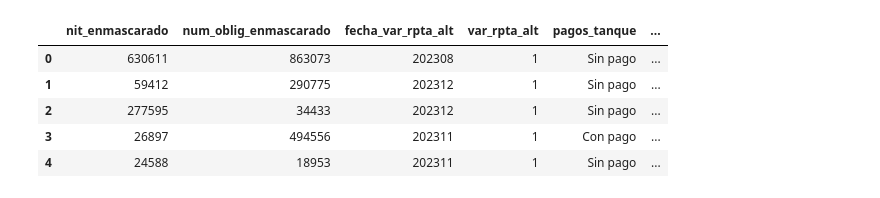
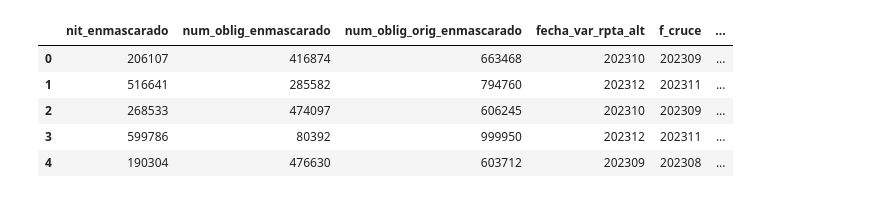
Before and after one commit to wacGitHub07/prueba-modelos, a Jupyter notebook: notebooks/base_model.ipynb, the cells around one changed output. Cells and saved outputs as stored; diff of their text form; code cells hidden in the pictures.

```diff
--- a/notebooks/base_model.ipynb
+++ b/notebooks/base_model.ipynb
@@ -4,10 +1,19 @@ import pandas as pd
+# %%
+from pycaret.classification import *
+from sklearn.preprocessing import MinMaxScaler
+
+import pandas as pd
+pd.set_option('display.max_columns', None)
+pd.set_option('display.max_rows', None)
+import sweetviz as sv
+import numpy as np
 # %%
-data = pd.read_csv(r"..\data\train\data_base_model.csv")
+data = pd.read_csv(r"..\data\pdmod_base_model.csv")
 data.head()
 # %% [output]
-|  | nit_enmascarado | num_oblig_enmascarado | fecha_var_rpta_alt | var_rpta_alt | pagos_tanque | ... |
-| 0 | 630611 | 863073 | 202308 | 1 | Sin pago | ... |
-| 1 | 59412 | 290775 | 202312 | 1 | Sin pago | ... |
-| 2 | 277595 | 34433 | 202312 | 1 | Sin pago | ... |
-| 3 | 26897 | 494556 | 202311 | 1 | Con pago | ... |
-| 4 | 24588 | 18953 | 202311 | 1 | Sin pago | ... |
+|  | nit_enmascarado | num_oblig_enmascarado | num_oblig_orig_enmascarado | fecha_var_rpta_alt | f_cruce | ... |
+| 0 | 206107 | 416874 | 663468 | 202310 | 202309 | ... |
+| 1 | 516641 | 285582 | 794760 | 202312 | 202311 | ... |
+| 2 | 268533 | 474097 | 606245 | 202310 | 202309 | ... |
+| 3 | 599786 | 80392 | 999950 | 202312 | 202311 | ... |
+| 4 | 190304 | 476630 | 603712 | 202309 | 202308 | ... |
```
Also changed, not shown: parts of 28 cells of this notebook, 10 other files.
